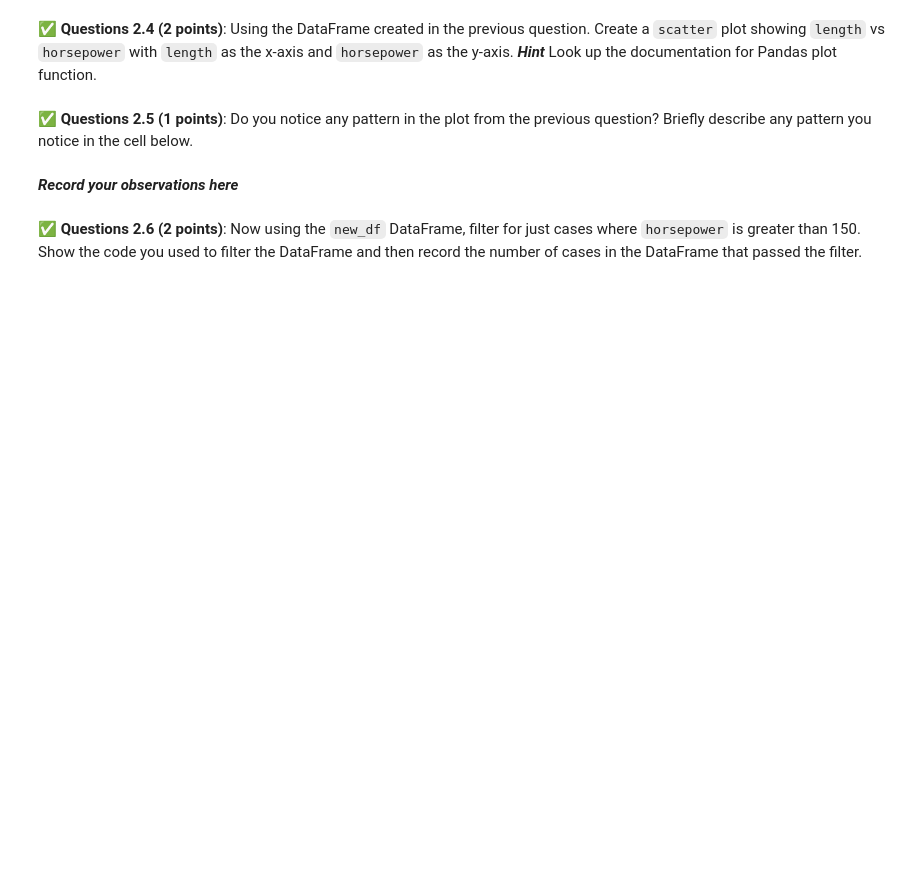
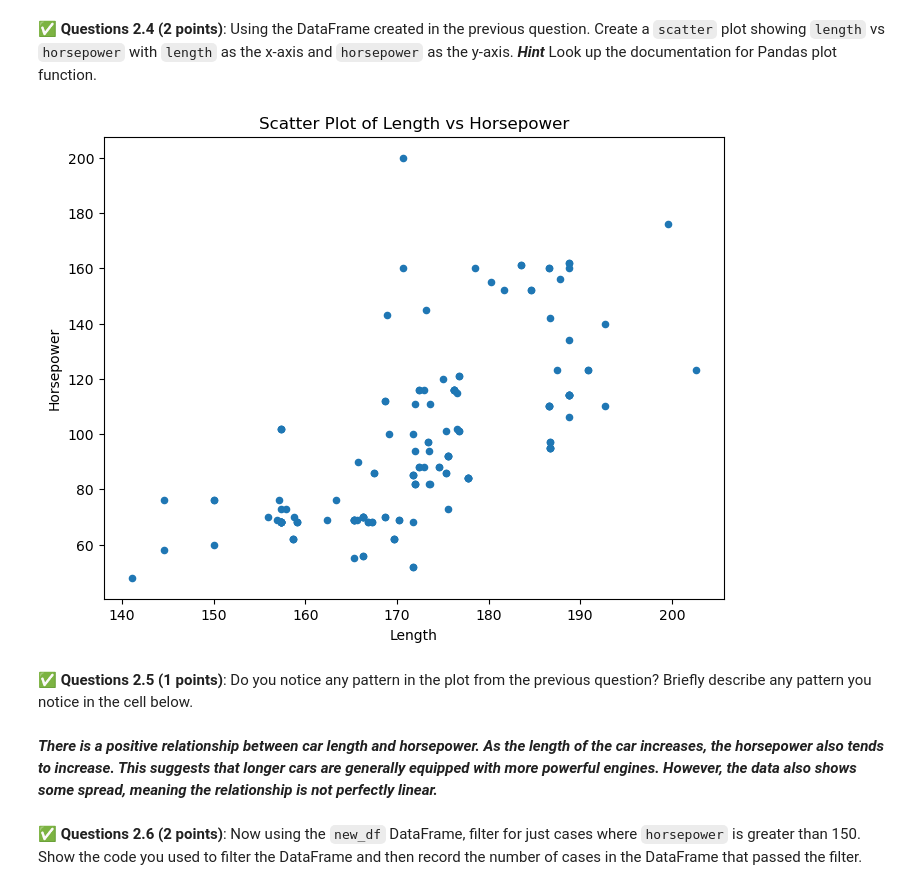
Before and after one commit to anaanyamalhotra/CMSE202-f25-turnin, a Jupyter notebook: hw-01/HW-01_GitPracticeDebuggingPythonPackagesAndClasses-STUDENT.ipynb, the cells around one changed output. Saved outputs shown, nothing was run; the diff lists cells and outputs as text; code cells hidden in the pictures; blank space fills up the shorter version.

```diff
--- a/hw-01/HW-01_GitPracticeDebuggingPythonPackagesAndClasses-STUDENT.ipynb
+++ b/hw-01/HW-01_GitPracticeDebuggingPythonPackagesAndClasses-STUDENT.ipynb
@@ -139,3 +141,7 @@ In this section, you will practice reading in a data set using with Pandas and u
 import pandas as pd
 # %% [markdown]
 &#9989; **Questions 2.1 (2 points)**: Use Pandas to load in the `auto_price.csv` file as a DataFrame and then display the first 10 lines of the file. You can download the file using curl with https://raw.githubusercontent.com/hoolagans/CMSE202_FS24/main/auto_price.csv.
+# %%
+!curl -O https://raw.githubusercontent.com/hoolagans/CMSE202_FS24/main/auto_price.csv
+df = pd.read_csv("auto_price.csv")
+df.head(10)
@@ -152,2 +200,5 @@ import pandas as pd
 # %% [markdown]
 &#9989; **Questions 2.3 (2 points)**: Now create a new DataFrame using just the `length` and `horsepower` columns of your current DataFrame. Call this DataFrame `new_df`. Confirm that the new DataFrame contains just those two columns by displaying the first 4 rows.
+# %%
+new_df = df[["length", "horsepower"]]
+new_df.head(4)
@@ -154,8 +211,18 @@ import pandas as pd
 # %% [markdown]
 &#9989; **Questions 2.4 (2 points)**: Using the DataFrame created in the previous question. Create a `scatter` plot showing `length` vs `horsepower` with `length` as the x-axis and `horsepower` as the y-axis. ***Hint*** Look up the documentation for Pandas plot function.
+# %%
+import matplotlib.pyplot as plt
+new_df.plot(kind="scatter", x="length", y="horsepower", figsize=(8,6))
+
+plt.title("Scatter Plot of Length vs Horsepower")
+plt.xlabel("Length")
+plt.ylabel("Horsepower")
+plt.show()
+# %% [output]
+[figure, added]
 # %% [markdown]
 &#9989; **Questions 2.5 (1 points)**: Do you notice any pattern in the plot from the previous question? Briefly describe any pattern you notice in the cell below.
-# %% [markdown]
-***Record your observations here***
+# %% [markdown]
+***There is a positive relationship between car length and horsepower. As the length of the car increases, the horsepower also tends to increase. This suggests that longer cars are generally equipped with more powerful engines. However, the data also shows some spread, meaning the relationship is not perfectly linear.***
 # %% [markdown]
 &#9989; **Questions 2.6 (2 points)**: Now using the `new_df` DataFrame, filter for just cases where `horsepower` is greater than 150. Show the code you used to filter the DataFrame and then record the number of cases in the DataFrame that passed the filter.
```
Also changed, not shown: parts of 12 cells of this notebook, 1 other file.
